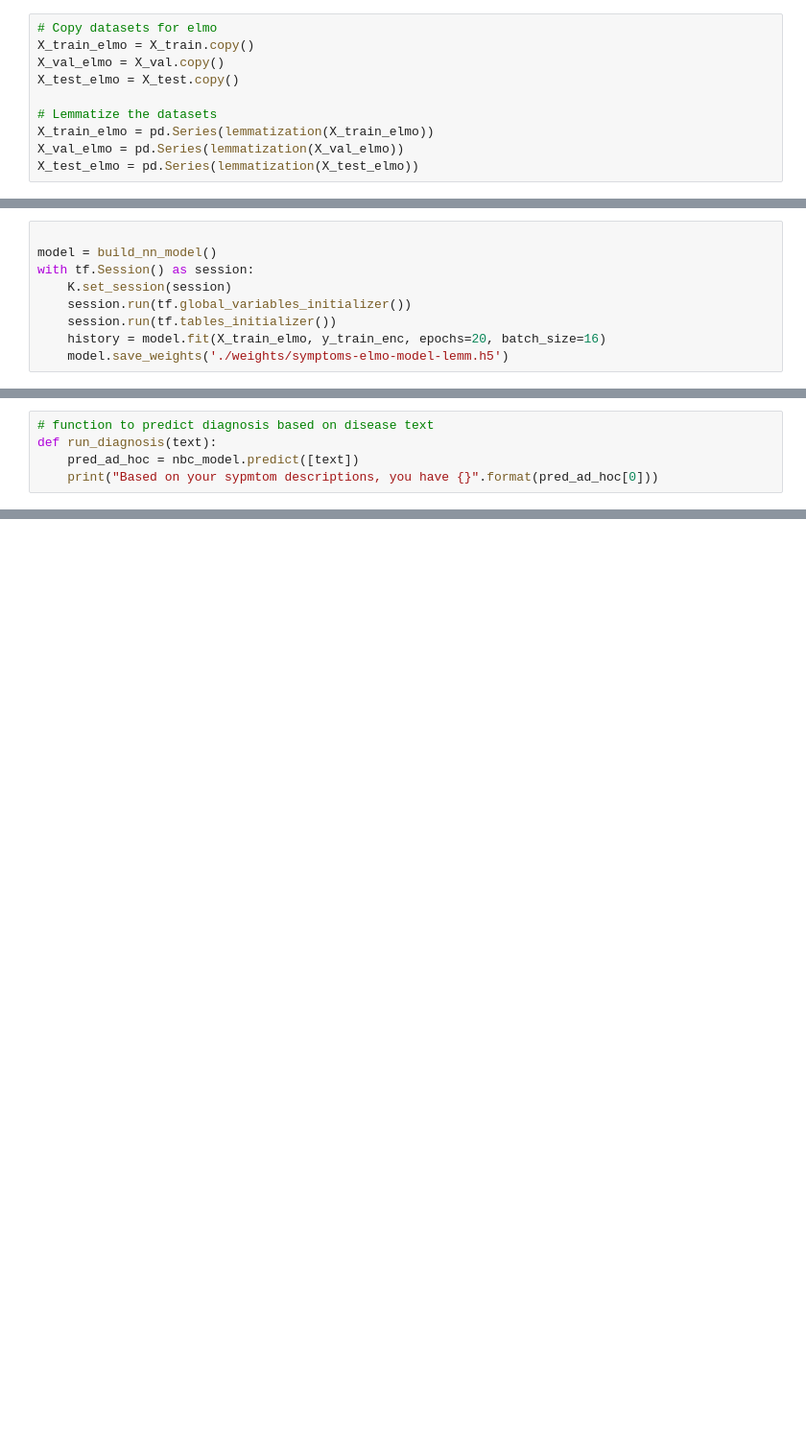
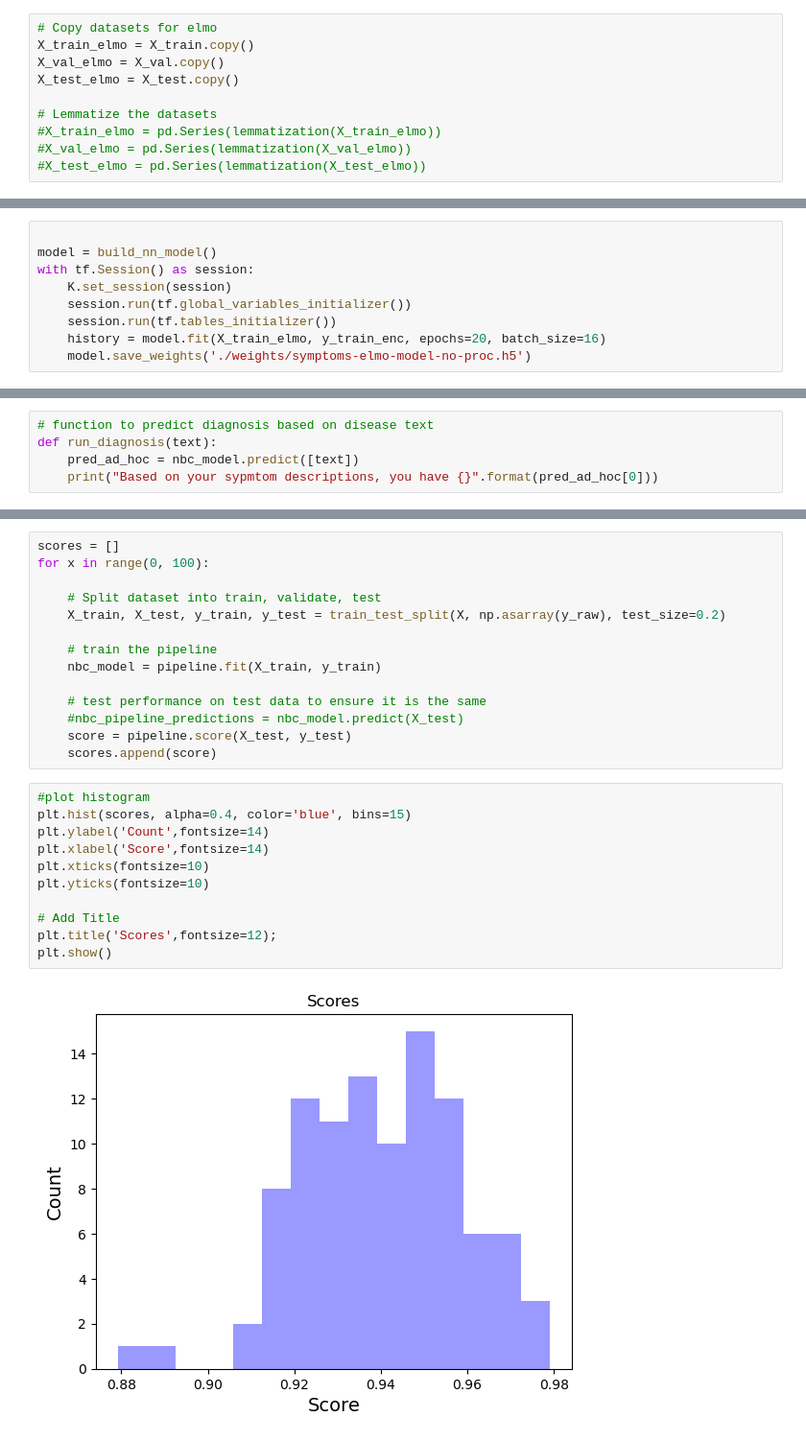
Before and after one commit to t4ai/nlp-medical-diagnosis-classifier, a Jupyter notebook: diagnostic-predictor.ipynb, the cells around one changed output, grey strips where cells are left out. Shown: that part at 96% size. Drawn from its saved outputs; the diff is of its cells as text; blank space fills up the shorter version.

```diff
--- a/diagnostic-predictor.ipynb
+++ b/diagnostic-predictor.ipynb
@@ -266,9 +266,9 @@ X_val_elmo = X_val.copy()
 X_test_elmo = X_test.copy()
 
 # Lemmatize the datasets
-X_train_elmo = pd.Series(lemmatization(X_train_elmo))
-X_val_elmo = pd.Series(lemmatization(X_val_elmo))
-X_test_elmo = pd.Series(lemmatization(X_test_elmo))
+#X_train_elmo = pd.Series(lemmatization(X_train_elmo))
+#X_val_elmo = pd.Series(lemmatization(X_val_elmo))
+#X_test_elmo = pd.Series(lemmatization(X_test_elmo))
 # %%
 # peek at the lemmatized data
 print(X_train.values[2])
@@ -358,7 +358,7 @@ with tf.Session() as session:
     session.run(tf.global_variables_initializer())
     session.run(tf.tables_initializer())
     history = model.fit(X_train_elmo, y_train_enc, epochs=20, batch_size=16)
-    model.save_weights('./weights/symptoms-elmo-model-lemm.h5')
+    model.save_weights('./weights/symptoms-elmo-model-no-proc.h5')
 # %% [output]
 INFO:tensorflow:Saver not created because there are no variables in the graph to restore
 INFO:tensorflow:Saver not created because there are no variables in the graph to restore
@@ -611,0 +629,27 @@ Based on your sypmtom descriptions, you have Varicose Veins
+# %%
+scores = []
+for x in range(0, 100):
+
+    # Split dataset into train, validate, test
+    X_train, X_test, y_train, y_test = train_test_split(X, np.asarray(y_raw), test_size=0.2)
+
+    # train the pipeline
+    nbc_model = pipeline.fit(X_train, y_train)
+
+    # test performance on test data to ensure it is the same
+    #nbc_pipeline_predictions = nbc_model.predict(X_test)
+    score = pipeline.score(X_test, y_test)
+    scores.append(score)
+# %%
+#plot histogram
+plt.hist(scores, alpha=0.4, color='blue', bins=15)
+plt.ylabel('Count',fontsize=14)
+plt.xlabel('Score',fontsize=14)
+plt.xticks(fontsize=10)
+plt.yticks(fontsize=10)
+
+# Add Title
+plt.title('Scores',fontsize=12);
+plt.show()
+# %% [output]
+[figure, added]
```
Also changed, not shown: parts of 12 cells of this notebook, 5 other files.
